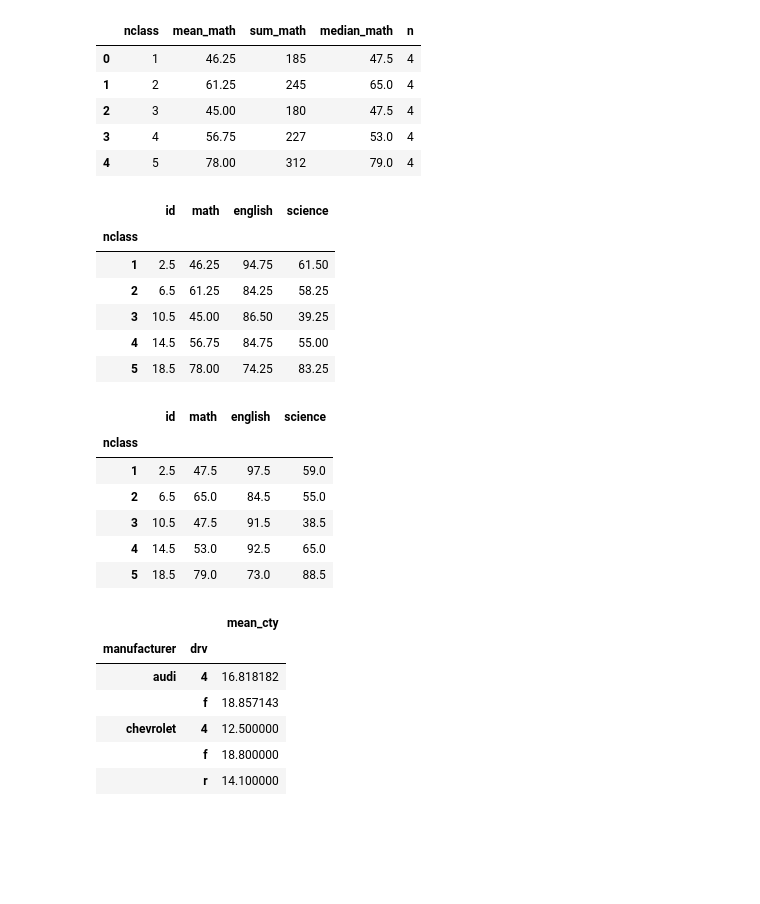
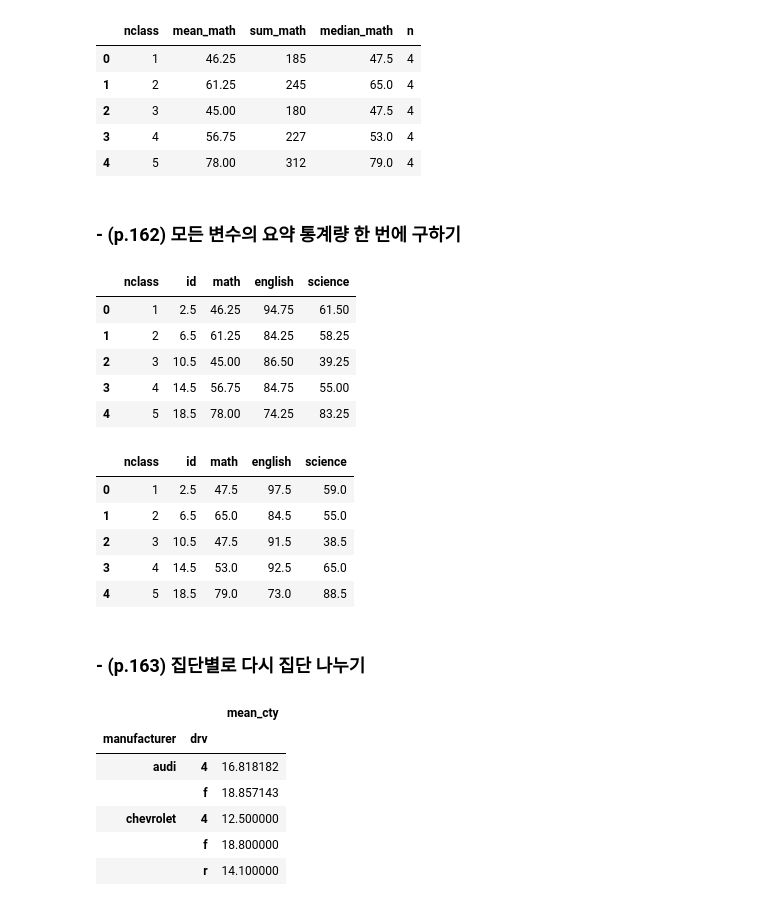
Before and after one commit to jamesbluenote/doit_pythondata, a Jupyter notebook: Doit_python_ch-06.ipynb, the cells around one changed output. Drawn from its saved outputs; the diff is of its cells as text; code cells hidden in the pictures; blank space fills up the shorter version.

```diff
--- a/Doit_python_ch-06.ipynb
+++ b/Doit_python_ch-06.ipynb
@@ -710,26 +740,28 @@ exam.groupby('nclass', as_index = False) \
 | 2 | 3 | 45.00 | 180 | 47.5 | 4 |
 | 3 | 4 | 56.75 | 227 | 53.0 | 4 |
 | 4 | 5 | 78.00 | 312 | 79.0 | 4 |
+# %% [markdown]
+### - (p.162) 모든 변수의 요약 통계량 한 번에 구하기
 # %%
-exam.groupby('nclass').mean()
+exam.groupby('nclass', as_index = False).mean()
 # %% [output]
-|  | id | math | english | science |
-| nclass |  |  |  |  |
-| 1 | 2.5 | 46.25 | 94.75 | 61.50 |
-| 2 | 6.5 | 61.25 | 84.25 | 58.25 |
-| 3 | 10.5 | 45.00 | 86.50 | 39.25 |
-| 4 | 14.5 | 56.75 | 84.75 | 55.00 |
-| 5 | 18.5 | 78.00 | 74.25 | 83.25 |
+|  | nclass | id | math | english | science |
+| 0 | 1 | 2.5 | 46.25 | 94.75 | 61.50 |
+| 1 | 2 | 6.5 | 61.25 | 84.25 | 58.25 |
+| 2 | 3 | 10.5 | 45.00 | 86.50 | 39.25 |
+| 3 | 4 | 14.5 | 56.75 | 84.75 | 55.00 |
+| 4 | 5 | 18.5 | 78.00 | 74.25 | 83.25 |
 # %%
-exam.groupby('nclass').median()
+exam.groupby('nclass', as_index = False).median()
 # %% [output]
-|  | id | math | english | science |
-| nclass |  |  |  |  |
-| 1 | 2.5 | 47.5 | 97.5 | 59.0 |
-| 2 | 6.5 | 65.0 | 84.5 | 55.0 |
-| 3 | 10.5 | 47.5 | 91.5 | 38.5 |
-| 4 | 14.5 | 53.0 | 92.5 | 65.0 |
-| 5 | 18.5 | 79.0 | 73.0 | 88.5 |
+|  | nclass | id | math | english | science |
+| 0 | 1 | 2.5 | 47.5 | 97.5 | 59.0 |
+| 1 | 2 | 6.5 | 65.0 | 84.5 | 55.0 |
+| 2 | 3 | 10.5 | 47.5 | 91.5 | 38.5 |
+| 3 | 4 | 14.5 | 53.0 | 92.5 | 65.0 |
+| 4 | 5 | 18.5 | 79.0 | 73.0 | 88.5 |
+# %% [markdown]
+### - (p.163) 집단별로 다시 집단 나누기
 # %%
 mpg.groupby(['manufacturer', 'drv']).agg(mean_cty = ('cty', 'mean'))
 # %% [output]
```
Also changed, not shown: parts of 93 cells of this notebook.
